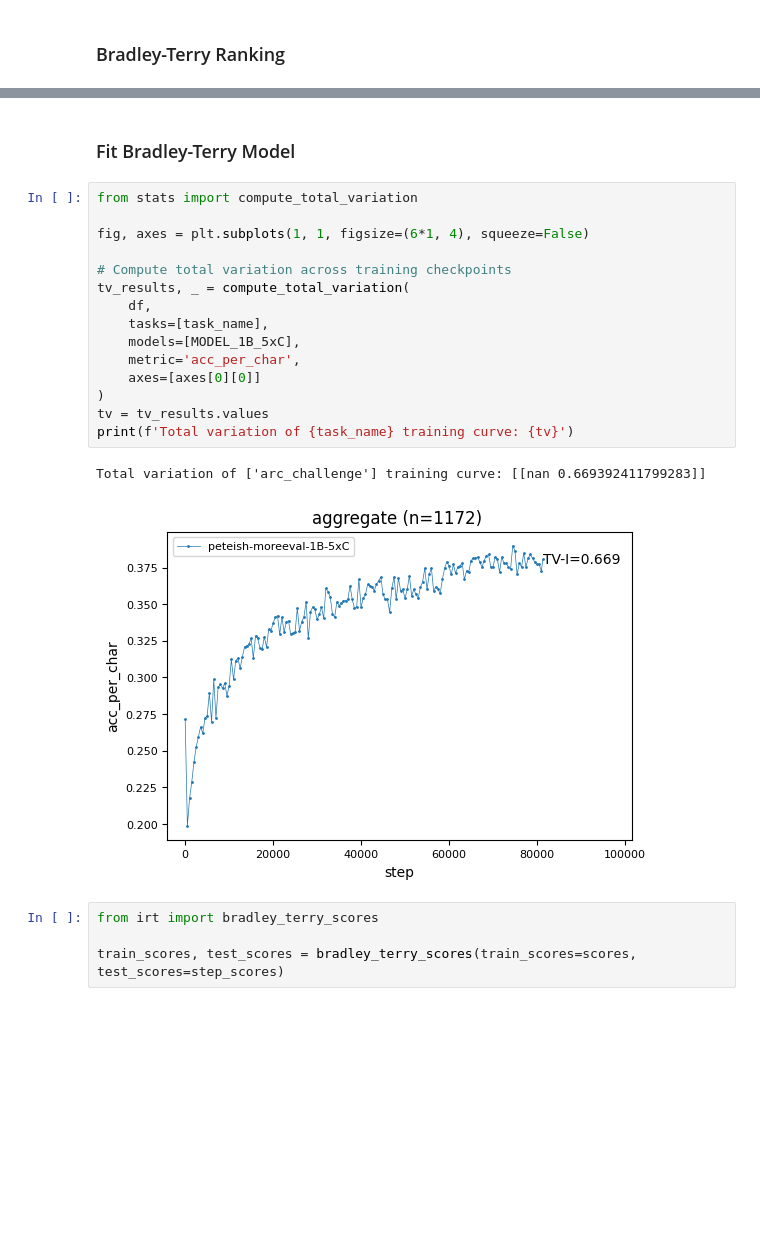
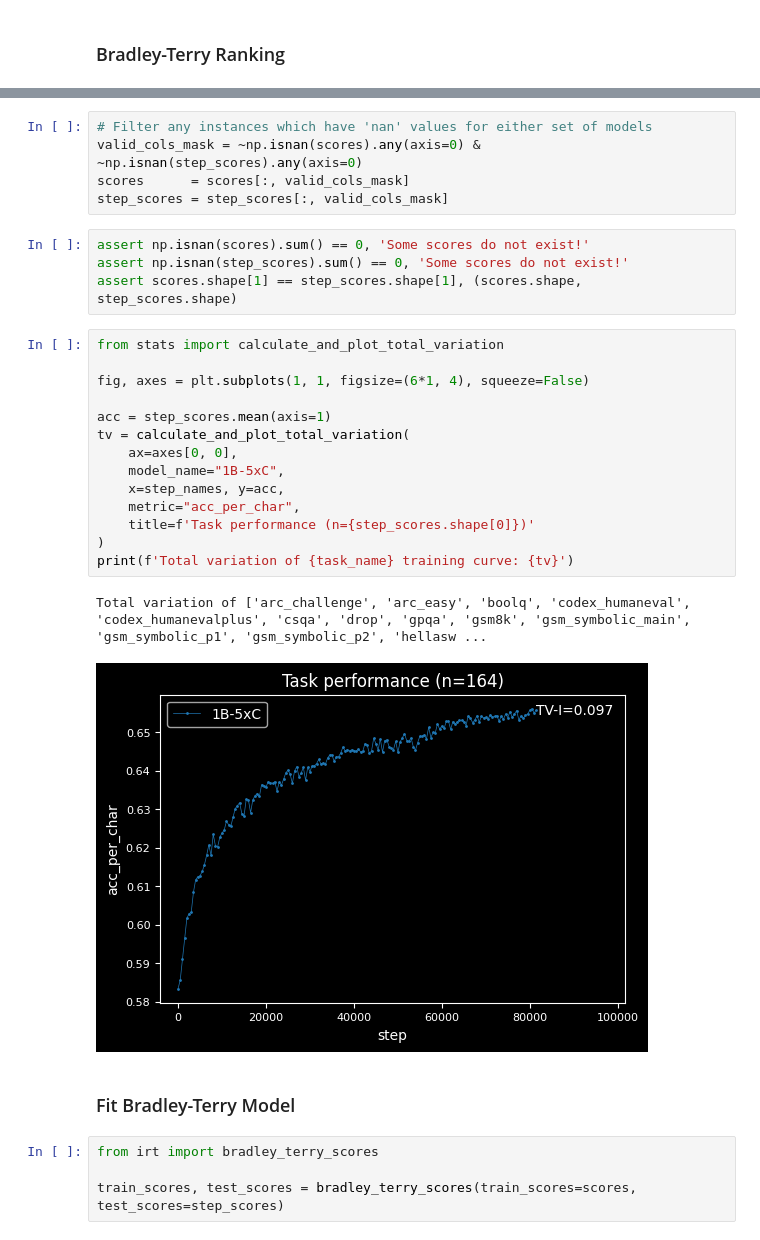
Before and after one commit to davidheineman/new-evals, a Jupyter notebook: analysis/notebooks/irt.ipynb, the cells around one changed output, grey strips where cells are left out. Saved outputs shown, nothing was run; the diff lists cells and outputs as text; blank space fills up the shorter version.

```diff
--- a/analysis/notebooks/irt.ipynb
+++ b/analysis/notebooks/irt.ipynb
@@ -104,23 +121,31 @@ Results on 164 models:
+# %%
+# Filter any instances which have 'nan' values for either set of models
+valid_cols_mask = ~np.isnan(scores).any(axis=0) & ~np.isnan(step_scores).any(axis=0)
+scores      = scores[:, valid_cols_mask]
+step_scores = step_scores[:, valid_cols_mask]
+# %%
+assert np.isnan(scores).sum() == 0, 'Some scores do not exist!'
+assert np.isnan(step_scores).sum() == 0, 'Some scores do not exist!'
+assert scores.shape[1] == step_scores.shape[1], (scores.shape, step_scores.shape)
+# %%
+from stats import calculate_and_plot_total_variation
+
+fig, axes = plt.subplots(1, 1, figsize=(6*1, 4), squeeze=False)
+
+acc = step_scores.mean(axis=1)
+tv = calculate_and_plot_total_variation(
+    ax=axes[0, 0],
+    model_name="1B-5xC",
+    x=step_names, y=acc,
+    metric="acc_per_char",
+    title=f'Task performance (n={step_scores.shape[0]})'
+)
+print(f'Total variation of {task_name} training curve: {tv}')
+# %% [output]
+Total variation of ['arc_challenge', 'arc_easy', 'boolq', 'codex_humaneval', 'codex_humanevalplus', 'csqa', 'drop', 'gpqa', 'gsm8k', 'gsm_symbolic_main', 'gsm_symbolic_p1', 'gsm_symbolic_p2', 'hellasw ...
+[figure, added]
 # %% [markdown]
 ### Fit Bradley-Terry Model
-# %%
-from stats import compute_total_variation
-
-fig, axes = plt.subplots(1, 1, figsize=(6*1, 4), squeeze=False)
-
-# Compute total variation across training checkpoints
-tv_results, _ = compute_total_variation(
-    df,
-    tasks=[task_name],
-    models=[MODEL_1B_5xC],
-    metric='acc_per_char',
-    axes=[axes[0][0]]
-)
-tv = tv_results.values
-print(f'Total variation of {task_name} training curve: {tv}')
-# %% [output]
-Total variation of ['arc_challenge'] training curve: [[nan 0.669392411799283]]
-[figure, removed]
 # %%
 from irt import bradley_terry_scores
 
```
Also changed, not shown: parts of 8 cells of this notebook, 2 other files.
